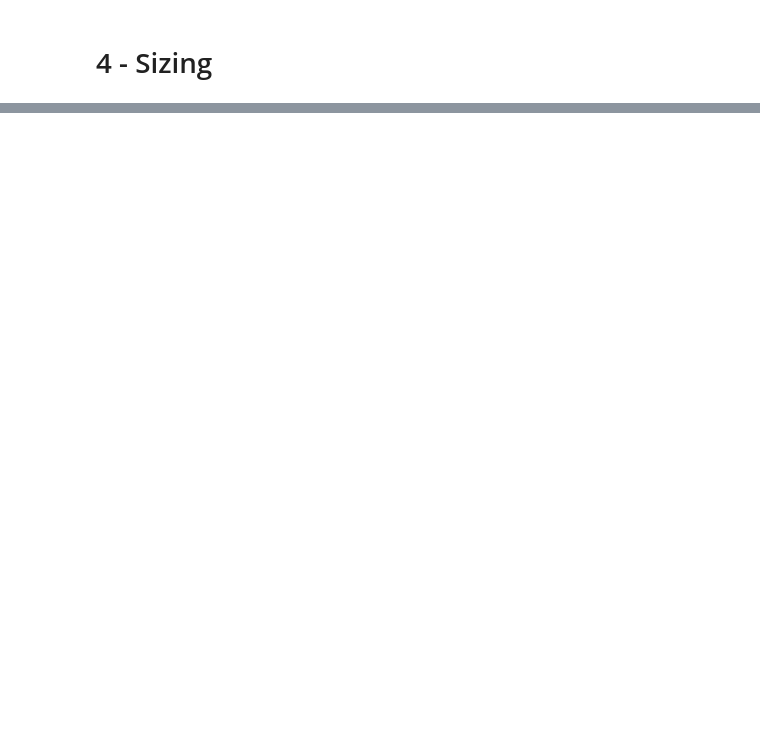
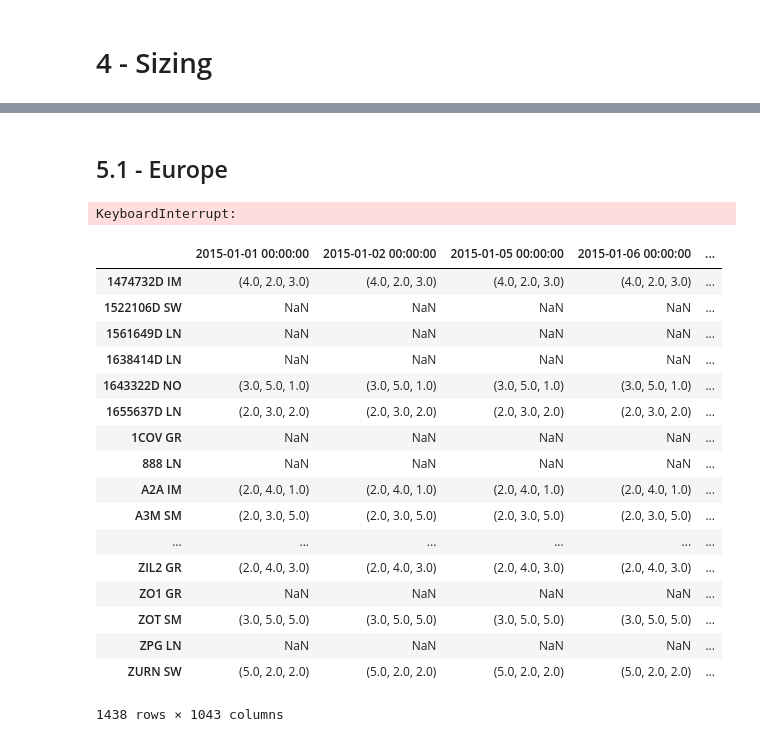
Before and after one commit to zliyclh/post_result, a Jupyter notebook: Center book.ipynb, the cells around one changed output, grey strips where cells are left out. Saved outputs shown, nothing was run; the diff lists cells and outputs as text; code cells hidden in the pictures; blank space fills up the shorter version.

```diff
--- a/Center book.ipynb
+++ b/Center book.ipynb
@@ -473,0 +928,2 @@ See the caveats in the documentation: http://pandas.pydata.org/pandas-docs/stabl
+# %% [markdown]
+## 5.1 - Europe
@@ -473,0 +958,25 @@ See the caveats in the documentation: http://pandas.pydata.org/pandas-docs/stabl
+# %%
+Europe_factor_return=factor_return(Europe_rank,abs_return)
+# %% [output]
+KeyboardInterrupt:
+# %%
+Europe_rank.T.loc
+# %% [output]
+|  | 2015-01-01 00:00:00 | 2015-01-02 00:00:00 | 2015-01-05 00:00:00 | 2015-01-06 00:00:00 | ... |
+| 1474732D IM | (4.0, 2.0, 3.0) | (4.0, 2.0, 3.0) | (4.0, 2.0, 3.0) | (4.0, 2.0, 3.0) | ... |
+| 1522106D SW | NaN | NaN | NaN | NaN | ... |
+| 1561649D LN | NaN | NaN | NaN | NaN | ... |
+| 1638414D LN | NaN | NaN | NaN | NaN | ... |
+| 1643322D NO | (3.0, 5.0, 1.0) | (3.0, 5.0, 1.0) | (3.0, 5.0, 1.0) | (3.0, 5.0, 1.0) | ... |
+| 1655637D LN | (2.0, 3.0, 2.0) | (2.0, 3.0, 2.0) | (2.0, 3.0, 2.0) | (2.0, 3.0, 2.0) | ... |
+| 1COV GR | NaN | NaN | NaN | NaN | ... |
+| 888 LN | NaN | NaN | NaN | NaN | ... |
+| A2A IM | (2.0, 4.0, 1.0) | (2.0, 4.0, 1.0) | (2.0, 4.0, 1.0) | (2.0, 4.0, 1.0) | ... |
+| A3M SM | (2.0, 3.0, 5.0) | (2.0, 3.0, 5.0) | (2.0, 3.0, 5.0) | (2.0, 3.0, 5.0) | ... |
+| ... | ... | ... | ... | ... | ... |
+| ZIL2 GR | (2.0, 4.0, 3.0) | (2.0, 4.0, 3.0) | (2.0, 4.0, 3.0) | (2.0, 4.0, 3.0) | ... |
+| ZO1 GR | NaN | NaN | NaN | NaN | ... |
+| ZOT SM | (3.0, 5.0, 5.0) | (3.0, 5.0, 5.0) | (3.0, 5.0, 5.0) | (3.0, 5.0, 5.0) | ... |
+| ZPG LN | NaN | NaN | NaN | NaN | ... |
+| ZURN SW | (5.0, 2.0, 2.0) | (5.0, 2.0, 2.0) | (5.0, 2.0, 2.0) | (5.0, 2.0, 2.0) | ... |
+1438 rows × 1043 columns
```
Also changed, not shown: parts of 76 cells of this notebook, 2 other files.
